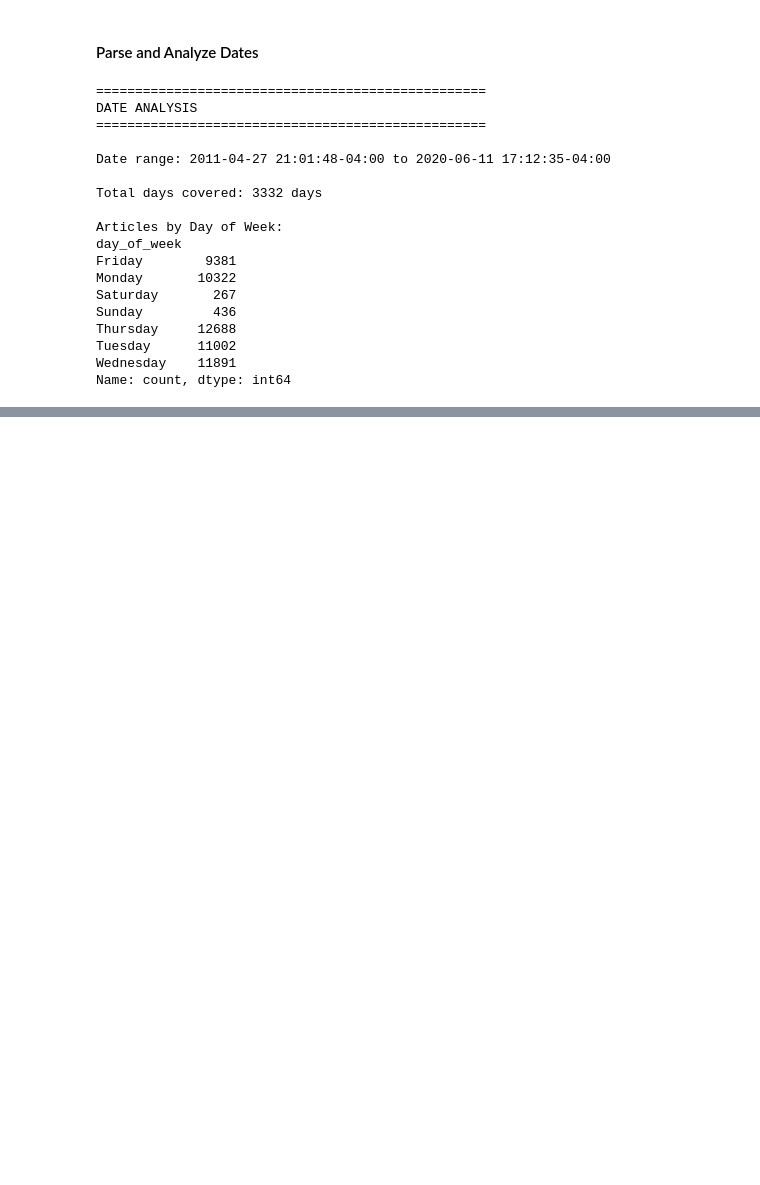
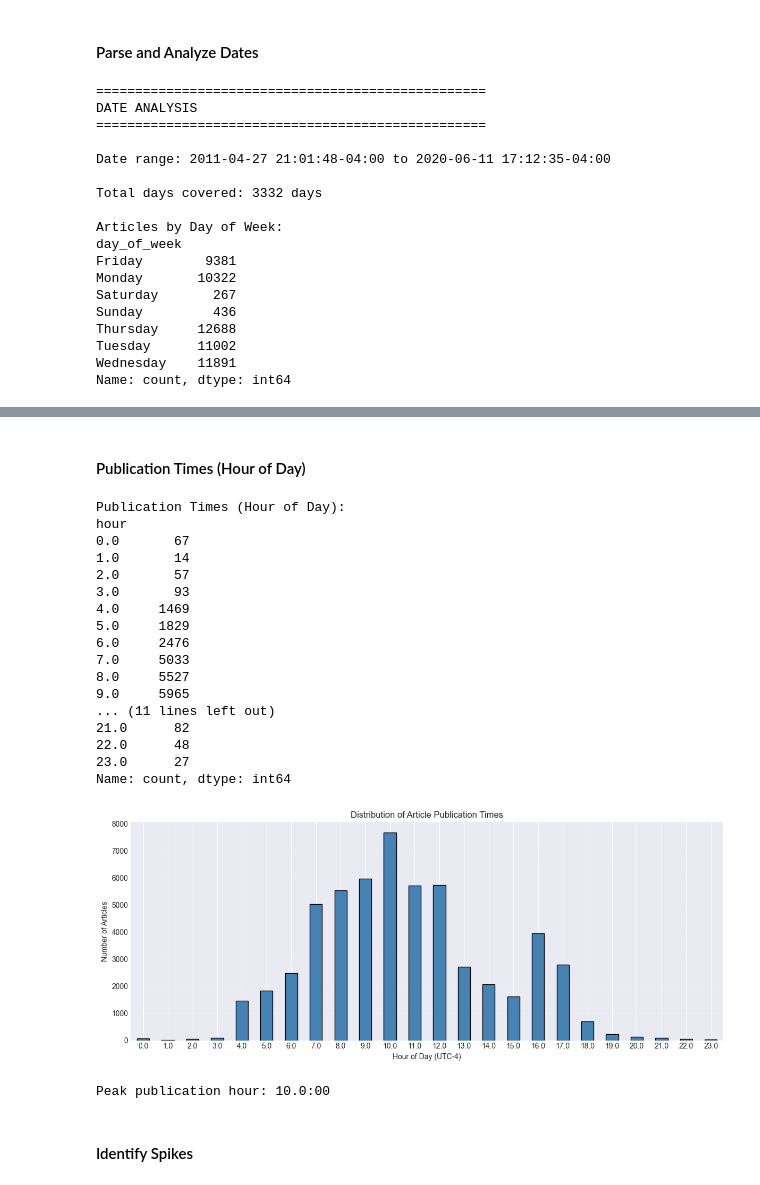
Before and after one commit to HermonaDev/financial-sentiment-challenge-week1, a Jupyter notebook: notebooks/01_initial_eda_analysis.ipynb, the cells around one changed output, grey strips where cells are left out. Cells and saved outputs as stored; diff of their text form; code cells hidden in the pictures; blank space fills up the shorter version.

```diff
--- a/notebooks/01_initial_eda_analysis.ipynb
+++ b/notebooks/01_initial_eda_analysis.ipynb
@@ -213,0 +245,42 @@ Name: count, dtype: int64
+# %% [markdown]
+#### Publication Times (Hour of Day)
+# %%
+# Articles by hour
+hour_distribution = df['hour'].value_counts().sort_index()
+
+print("\nPublication Times (Hour of Day):")
+print(hour_distribution)
+
+plt.figure(figsize=(12, 5))
+hour_distribution.plot(kind='bar', color='steelblue', edgecolor='black')
+plt.xlabel('Hour of Day (UTC-4)')
+plt.ylabel('Number of Articles')
+plt.title('Distribution of Article Publication Times')
+plt.xticks(rotation=0)
+plt.grid(axis='y', alpha=0.3)
+plt.tight_layout()
+plt.show()
+
+print(f"\nPeak publication hour: {hour_distribution.idxmax()}:00")
+# %% [output]
+Publication Times (Hour of Day):
+hour
+0.0       67
+1.0       14
+2.0       57
+3.0       93
+4.0     1469
+5.0     1829
+6.0     2476
+7.0     5033
+8.0     5527
+9.0     5965
+... (11 lines left out)
+21.0      82
+22.0      48
+23.0      27
+Name: count, dtype: int64
+[figure, added]
+Peak publication hour: 10.0:00
+# %% [markdown]
+#### Identify Spikes
```
Also changed, not shown: parts of 3 cells of this notebook.
